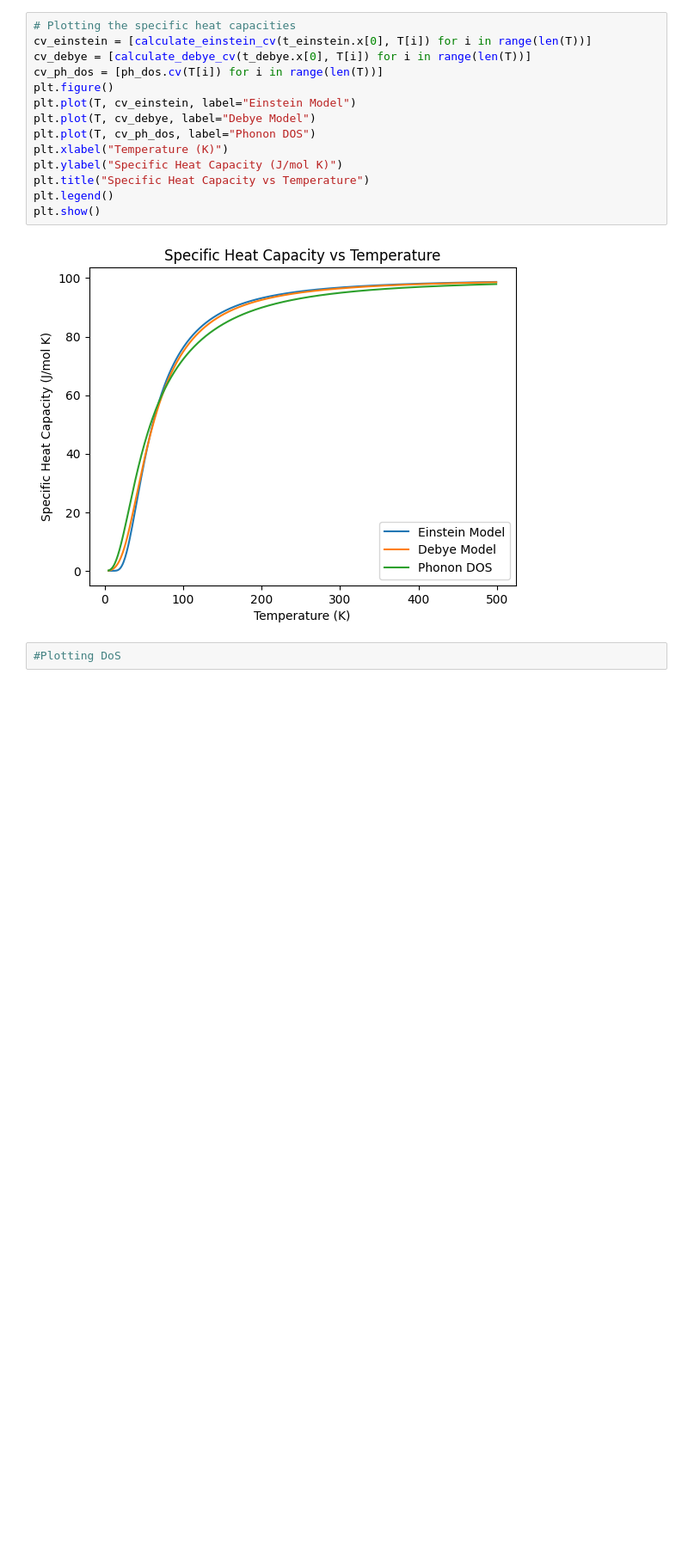
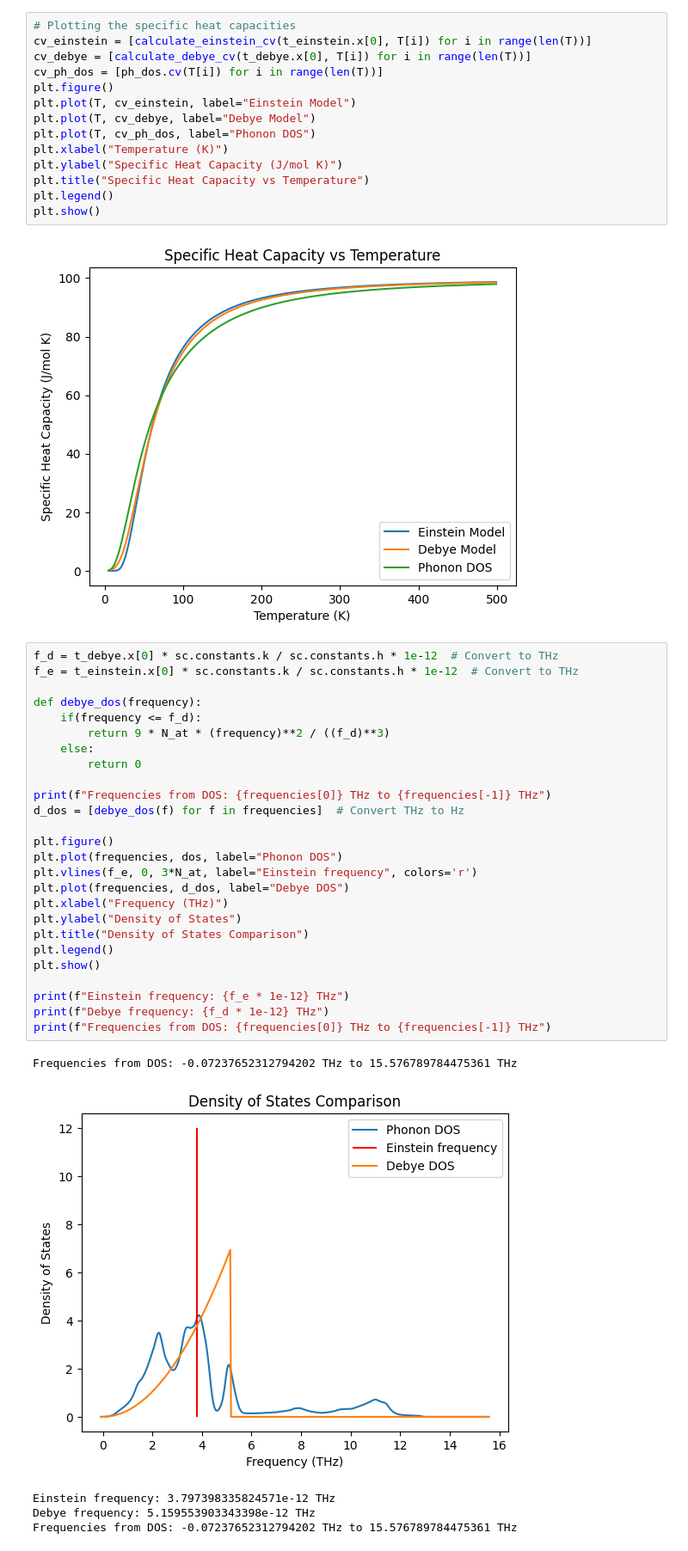
Before and after one commit to Ysaline-Roosemont/Projet-Physique-des-mat-riaux-2025-2026, a Jupyter notebook: cvdos.ipynb, the cells around one changed output. Shown at 86% size. Saved outputs shown, nothing was run; the diff lists cells and outputs as text; blank space fills up the shorter version.

```diff
--- a/test.ipynb
+++ b/cvdos.ipynb
@@ -51,4 +51,34 @@ plt.show()
 # %% [output]
 [figure]
 # %%
-#Plotting DoS
+f_d = t_debye.x[0] * sc.constants.k / sc.constants.h * 1e-12  # Convert to THz
+f_e = t_einstein.x[0] * sc.constants.k / sc.constants.h * 1e-12  # Convert to THz
+
+def debye_dos(frequency):
+    if(frequency <= f_d):
+        return 9 * N_at * (frequency)**2 / ((f_d)**3)
+    else:
+        return 0
+
+print(f"Frequencies from DOS: {frequencies[0]} THz to {frequencies[-1]} THz")
+d_dos = [debye_dos(f) for f in frequencies]  # Convert THz to Hz
+
+plt.figure()
+plt.plot(frequencies, dos, label="Phonon DOS")
+plt.vlines(f_e, 0, 3*N_at, label="Einstein frequency", colors='r')
+plt.plot(frequencies, d_dos, label="Debye DOS")
+plt.xlabel("Frequency (THz)")
+plt.ylabel("Density of States")
+plt.title("Density of States Comparison")
+plt.legend()
+plt.show()
+
+print(f"Einstein frequency: {f_e * 1e-12} THz")
+print(f"Debye frequency: {f_d * 1e-12} THz")
+print(f"Frequencies from DOS: {frequencies[0]} THz to {frequencies[-1]} THz")
+# %% [output]
+Frequencies from DOS: -0.07237652312794202 THz to 15.576789784475361 THz
+[figure, added]
+Einstein frequency: 3.797398335824571e-12 THz
+Debye frequency: 5.159553903343398e-12 THz
+Frequencies from DOS: -0.07237652312794202 THz to 15.576789784475361 THz
```
